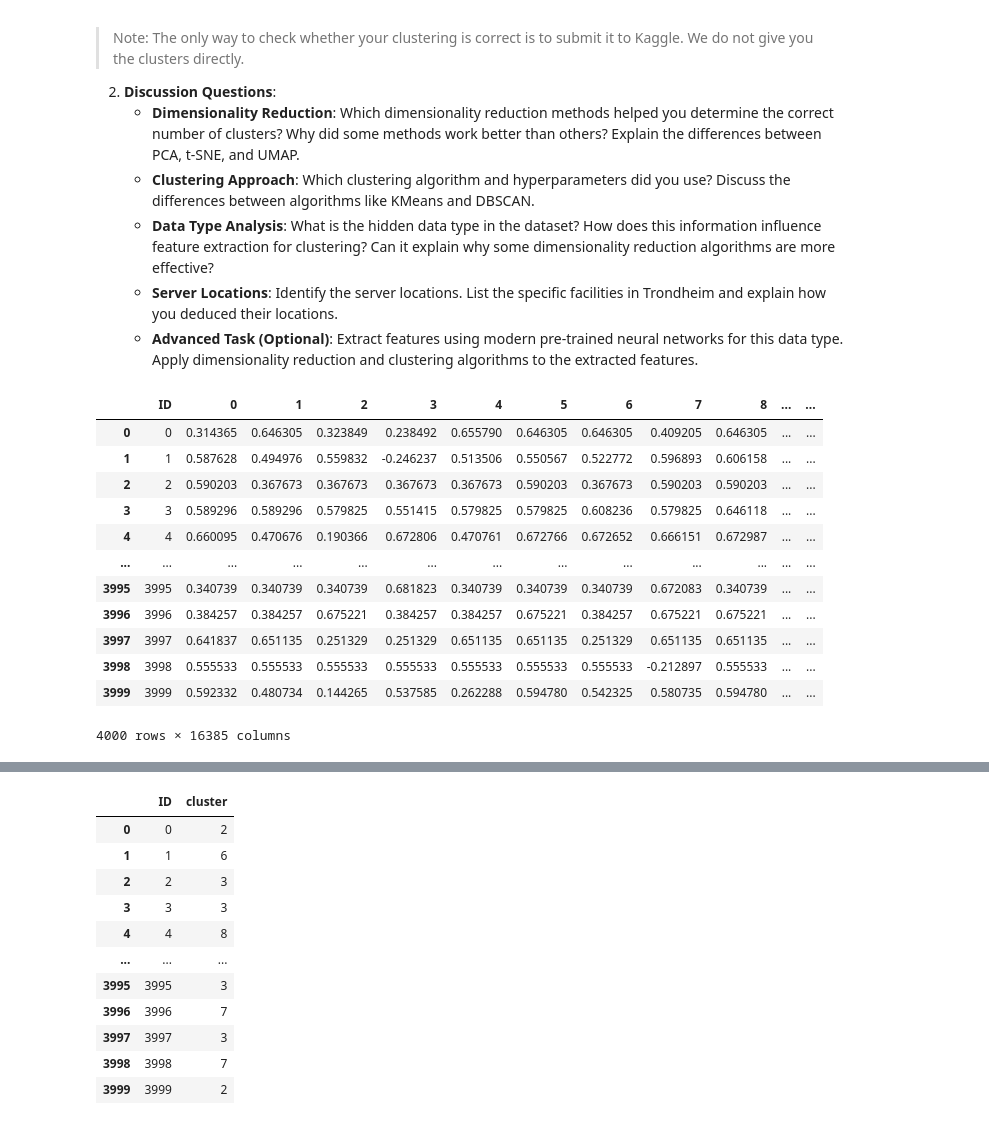
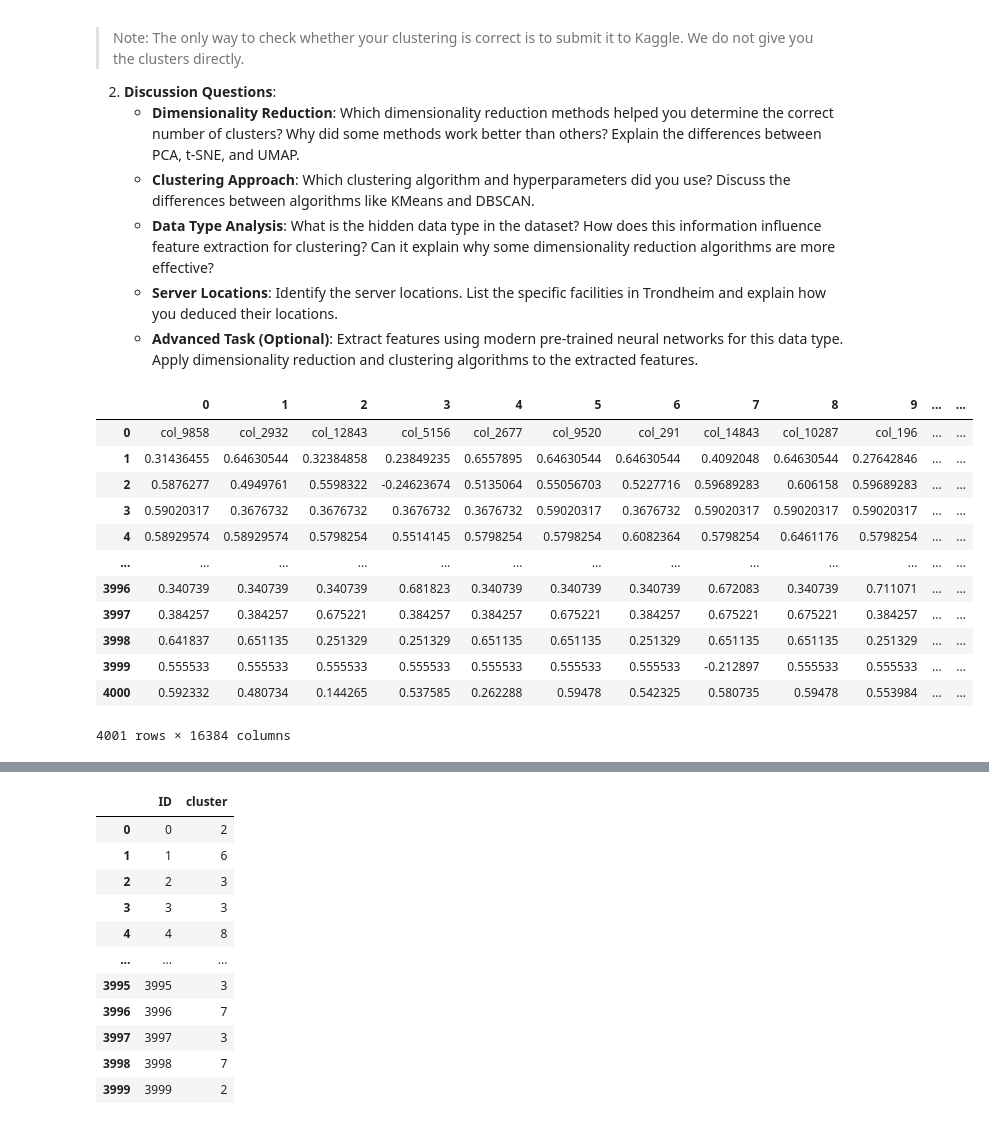
Before and after one commit to aimarchirico/ml, a Jupyter notebook: assignment2/Chapter_2.ipynb, the cells around one changed output, grey strips where cells are left out. Saved outputs shown, nothing was run; the diff lists cells and outputs as text; code cells hidden in the pictures.

```diff
--- a/assignment2/Chapter_2.ipynb
+++ b/assignment2/Chapter_2.ipynb
@@ -717,24 +717,20 @@ Identify the number of hidden servers (clusters) in the dataset. Assign cluster
    - **Data Type Analysis**: What is the hidden data type in the dataset? How does this information influence feature extraction for clustering? Can it explain why some dimensionality reduction algorithms are more effective?
    - **Server Locations**: Identify the server locations. List the specific facilities in Trondheim and explain how you deduced their locations.
    - **Advanced Task (Optional)**: Extract features using modern pre-trained neural networks for this data type. Apply dimensionality reduction and clustering algorithms to the extracted features.
-# %%
-# Hmmmmm, why is the first row skipped?
-data = pd.read_csv('unsupervised_data.csv', skiprows=1, header=None)
-# Get the ID column
-data.reset_index(drop=False, inplace=True)
-data.rename(columns={'index': 'ID'}, inplace=True)
-data
-# %% [output]
-|  | ID | 0 | 1 | 2 | 3 | 4 | 5 | 6 | 7 | 8 | ... | ... |
-| 0 | 0 | 0.314365 | 0.646305 | 0.323849 | 0.238492 | 0.655790 | 0.646305 | 0.646305 | 0.409205 | 0.646305 | ... | ... |
-| 1 | 1 | 0.587628 | 0.494976 | 0.559832 | -0.246237 | 0.513506 | 0.550567 | 0.522772 | 0.596893 | 0.606158 | ... | ... |
-| 2 | 2 | 0.590203 | 0.367673 | 0.367673 | 0.367673 | 0.367673 | 0.590203 | 0.367673 | 0.590203 | 0.590203 | ... | ... |
-| 3 | 3 | 0.589296 | 0.589296 | 0.579825 | 0.551415 | 0.579825 | 0.579825 | 0.608236 | 0.579825 | 0.646118 | ... | ... |
-| 4 | 4 | 0.660095 | 0.470676 | 0.190366 | 0.672806 | 0.470761 | 0.672766 | 0.672652 | 0.666151 | 0.672987 | ... | ... |
-| ... | ... | ... | ... | ... | ... | ... | ... | ... | ... | ... | ... | ... |
-| 3995 | 3995 | 0.340739 | 0.340739 | 0.340739 | 0.681823 | 0.340739 | 0.340739 | 0.340739 | 0.672083 | 0.340739 | ... | ... |
-| 3996 | 3996 | 0.384257 | 0.384257 | 0.675221 | 0.384257 | 0.384257 | 0.675221 | 0.384257 | 0.675221 | 0.675221 | ... | ... |
-| 3997 | 3997 | 0.641837 | 0.651135 | 0.251329 | 0.251329 | 0.651135 | 0.651135 | 0.251329 | 0.651135 | 0.651135 | ... | ... |
-| 3998 | 3998 | 0.555533 | 0.555533 | 0.555533 | 0.555533 | 0.555533 | 0.555533 | 0.555533 | -0.212897 | 0.555533 | ... | ... |
-| 3999 | 3999 | 0.592332 | 0.480734 | 0.144265 | 0.537585 | 0.262288 | 0.594780 | 0.542325 | 0.580735 | 0.594780 | ... | ... |
-4000 rows × 16385 columns
+# %%
+data = pd.read_csv('unsupervised_data.csv', header=None)
+data
+# %% [output]
+|  | 0 | 1 | 2 | 3 | 4 | 5 | 6 | 7 | 8 | 9 | ... | ... |
+| 0 | col_9858 | col_2932 | col_12843 | col_5156 | col_2677 | col_9520 | col_291 | col_14843 | col_10287 | col_196 | ... | ... |
+| 1 | 0.31436455 | 0.64630544 | 0.32384858 | 0.23849235 | 0.6557895 | 0.64630544 | 0.64630544 | 0.4092048 | 0.64630544 | 0.27642846 | ... | ... |
+| 2 | 0.5876277 | 0.4949761 | 0.5598322 | -0.24623674 | 0.5135064 | 0.55056703 | 0.5227716 | 0.59689283 | 0.606158 | 0.59689283 | ... | ... |
+| 3 | 0.59020317 | 0.3676732 | 0.3676732 | 0.3676732 | 0.3676732 | 0.59020317 | 0.3676732 | 0.59020317 | 0.59020317 | 0.59020317 | ... | ... |
+| 4 | 0.58929574 | 0.58929574 | 0.5798254 | 0.5514145 | 0.5798254 | 0.5798254 | 0.6082364 | 0.5798254 | 0.6461176 | 0.5798254 | ... | ... |
+| ... | ... | ... | ... | ... | ... | ... | ... | ... | ... | ... | ... | ... |
+| 3996 | 0.340739 | 0.340739 | 0.340739 | 0.681823 | 0.340739 | 0.340739 | 0.340739 | 0.672083 | 0.340739 | 0.711071 | ... | ... |
+| 3997 | 0.384257 | 0.384257 | 0.675221 | 0.384257 | 0.384257 | 0.675221 | 0.384257 | 0.675221 | 0.675221 | 0.384257 | ... | ... |
+| 3998 | 0.641837 | 0.651135 | 0.251329 | 0.251329 | 0.651135 | 0.651135 | 0.251329 | 0.651135 | 0.651135 | 0.251329 | ... | ... |
+| 3999 | 0.555533 | 0.555533 | 0.555533 | 0.555533 | 0.555533 | 0.555533 | 0.555533 | -0.212897 | 0.555533 | 0.555533 | ... | ... |
+| 4000 | 0.592332 | 0.480734 | 0.144265 | 0.537585 | 0.262288 | 0.59478 | 0.542325 | 0.580735 | 0.59478 | 0.553984 | ... | ... |
+4001 rows × 16384 columns
```
Also changed, not shown: parts of 8 cells of this notebook.
